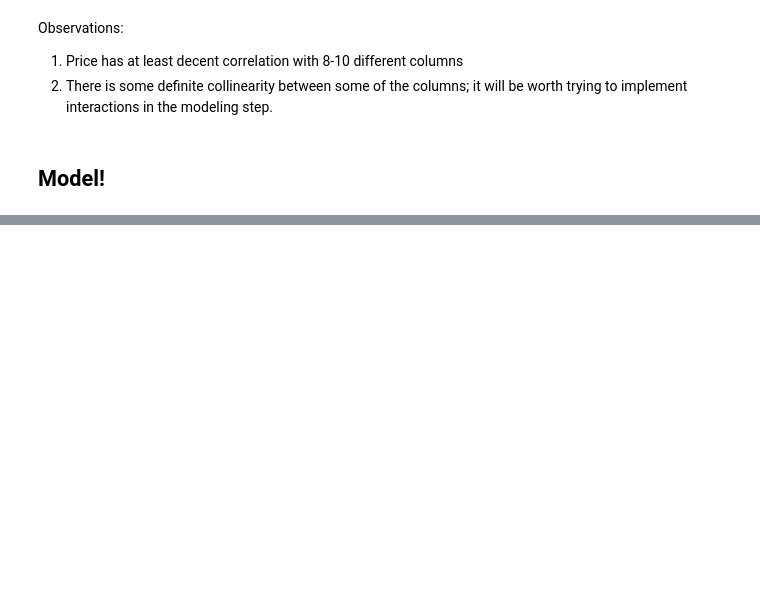
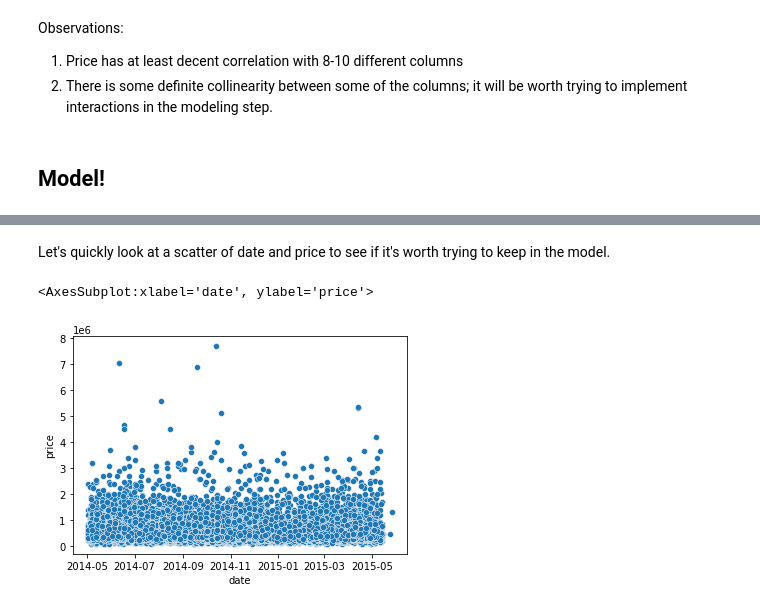
Before and after one commit to mattlegro/dsc-phase-2-project, a Jupyter notebook: housepriceanalysis.ipynb, the cells around one changed output, grey strips where cells are left out. Saved outputs shown, nothing was run; the diff lists cells and outputs as text; code cells hidden in the pictures; blank space fills up the shorter version.

```diff
--- a/housepriceanalysis.ipynb
+++ b/housepriceanalysis.ipynb
@@ -643,0 +701,7 @@ Observations:
+# %% [markdown]
+Let's quickly look at a scatter of date and price to see if it's worth trying to keep in the model.
+# %%
+sns.scatterplot(data = df4, x = "date", y = "price")
+# %% [output]
+<AxesSubplot:xlabel='date', ylabel='price'>
+[figure, added]
```
Also changed, not shown: parts of 31 cells of this notebook.
